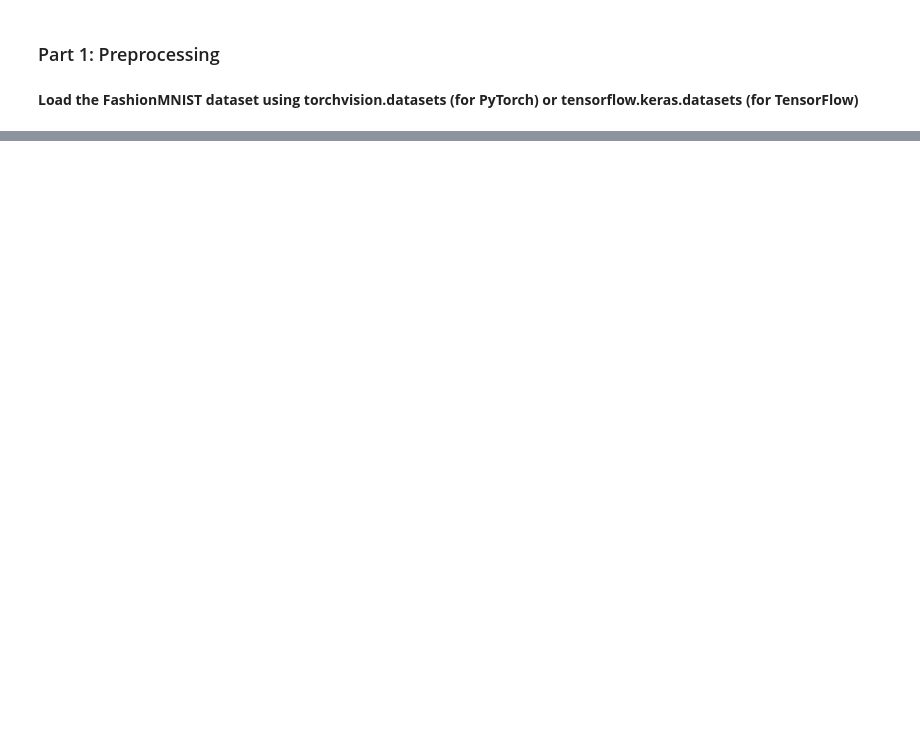
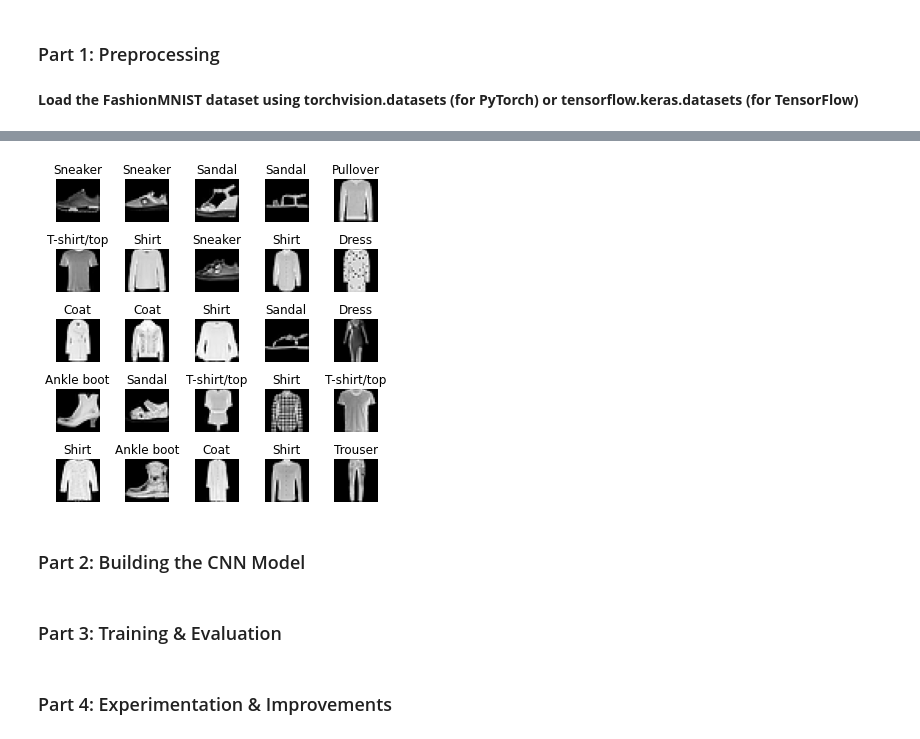
Before and after one commit to frances-uy/cnn-fashionmnist, a Jupyter notebook: ICS435-Assignment4-FrancesUy.ipynb, the cells around one changed output, grey strips where cells are left out. Saved outputs shown, nothing was run; the diff lists cells and outputs as text; code cells hidden in the pictures; blank space fills up the shorter version.

```diff
--- a/ICS435-Assignment4-FrancesUy.ipynb
+++ b/ICS435-Assignment4-FrancesUy.ipynb
@@ -31,3 +40,19 @@ ModuleNotFoundError: No module named 'tensorflow'
 # %% [markdown]
 **Load the FashionMNIST dataset using torchvision.datasets (for PyTorch) or
 tensorflow.keras.datasets (for TensorFlow)**
+# %%
+# Define the transformations for the dataset
+transform = transforms.Compose([
+    transforms.ToTensor(),  # Converts images to tensors and normalizes to [0,1]
+])
+# %%
+# Load the FashionMNIST dataset
+train_dataset = datasets.FashionMNIST(root='./data',
+                                     train=True,
+                                     download=True,
+                                     transform=transform)
+
+test_dataset = datasets.FashionMNIST(root='./data',
+                                    train=False,
+                                    download=True,
+                                    transform=transform)
@@ -33,0 +75,5 @@ tensorflow.keras.datasets (for TensorFlow)**
+# %%
+# Split the training dataset into training and validation sets (80/20 split)
+train_size = int(0.8 * len(train_dataset))
+val_size = len(train_dataset) - train_size
+train_dataset, val_dataset = random_split(train_dataset, [train_size, val_size])
@@ -33,0 +86,24 @@ tensorflow.keras.datasets (for TensorFlow)**
+# %%
+# List of class names for FashionMNIST
+class_names = ['T-shirt/top', 'Trouser', 'Pullover', 'Dress', 'Coat',
+               'Sandal', 'Shirt', 'Sneaker', 'Bag', 'Ankle boot']
+# %%
+# Visualize some samples from the training dataset
+plt.figure(figsize=(5, 5))
+for i in range(25):
+    plt.subplot(5, 5, i+1)
+    idx = np.random.randint(0, len(train_dataset))
+    img, label = train_dataset[idx]
+    plt.imshow(img.squeeze(), cmap='gray')
+    plt.title(class_names[label])
+    plt.axis('off')
+plt.tight_layout()
+plt.show()
+# %% [output]
+[figure, added]
+# %% [markdown]
+### Part 2: Building the CNN Model
+# %% [markdown]
+### Part 3: Training & Evaluation
+# %% [markdown]
+### Part 4: Experimentation & Improvements
```
Also changed, not shown: parts of 6 cells of this notebook, 8 other files.
